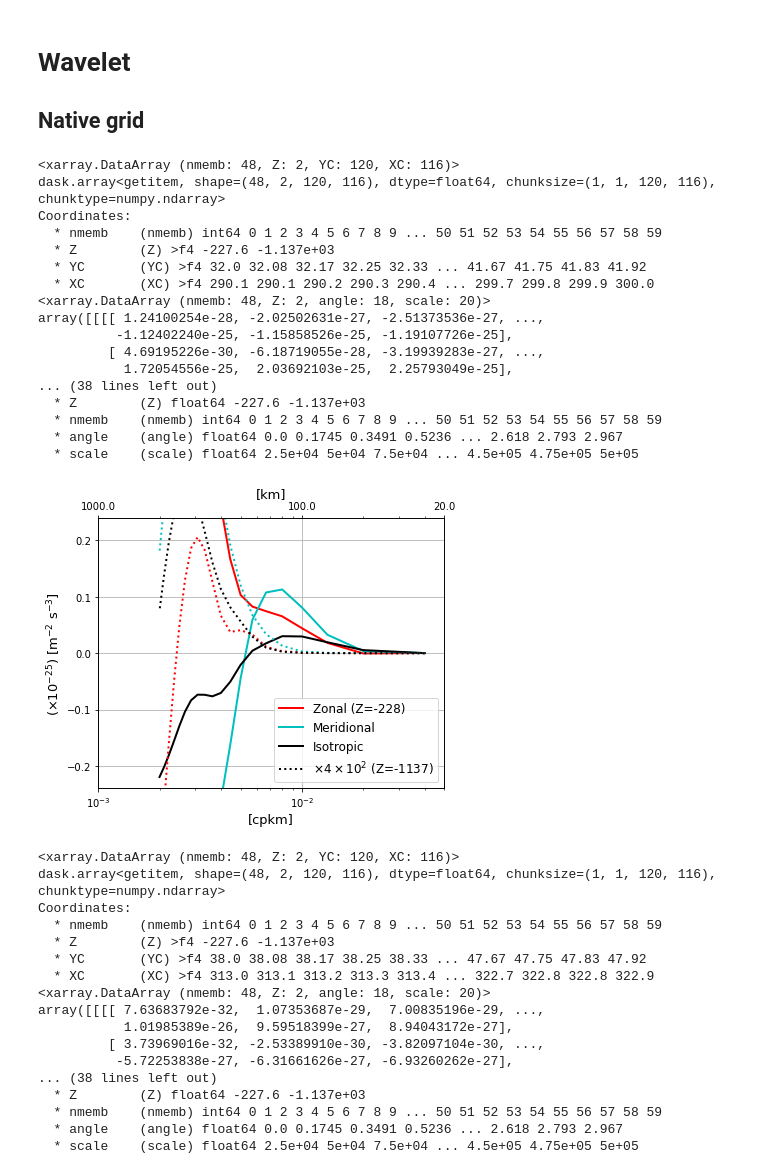
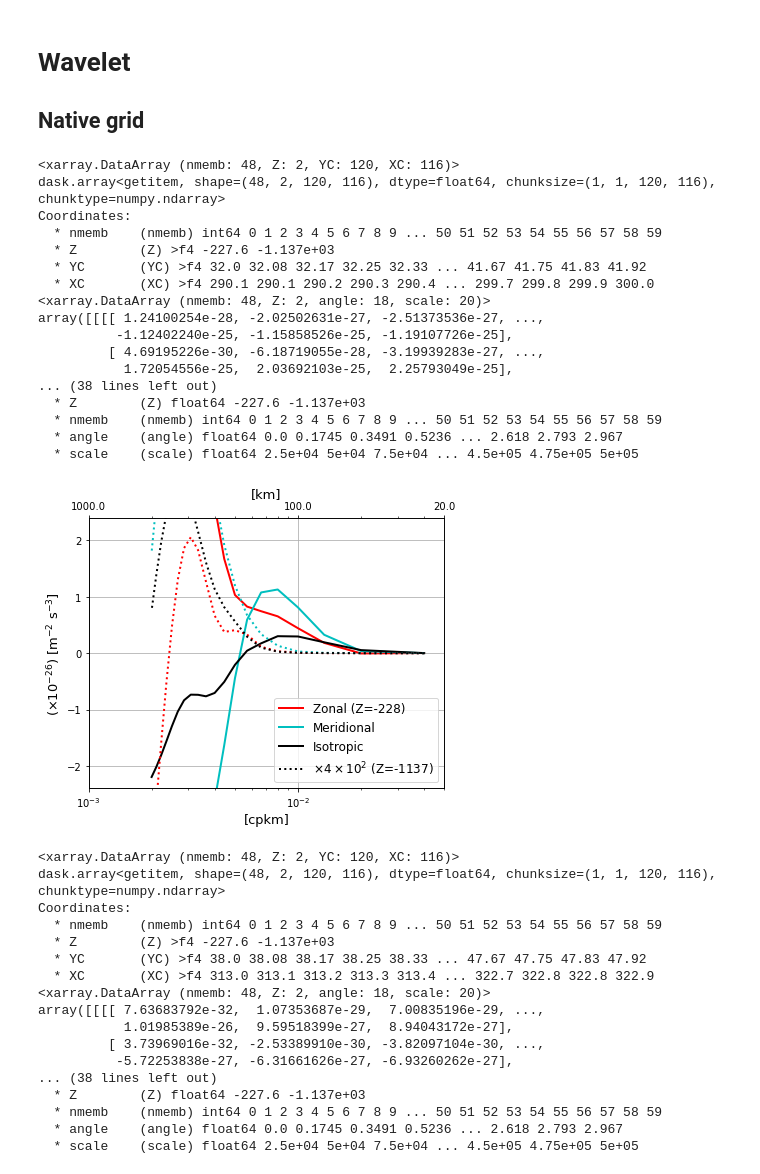
Before and after one commit to roxyboy/NA-wavelet-notes, a Jupyter notebook: Enstrophy-spectralflux.ipynb, the cells around one changed output. Saved outputs shown, nothing was run; the diff lists cells and outputs as text; code cells hidden in the pictures.

```diff
--- a/Enstrophy-spectralflux.ipynb
+++ b/Enstrophy-spectralflux.ipynb
@@ -237,24 +237,18 @@ for reg in range(len(xs)):
             fig.set_tight_layout(True)
 #             ax2 = ax.twinx()
             ax3 = ax.twiny()
-            ax.plot((eta.scale)**-1*1e3, eta.isel(angle=0,Z=0).mean(['nmemb'])*1e25,
+            ax.plot((eta.scale)**-1*1e3, eta.isel(angle=0,Z=0).mean(['nmemb'])*1e26,
                     'r', lw=2, label=r"Zonal (Z=-228)")
-            ax.plot((eta.scale)**-1*1e3, eta.isel(angle=ntheta//2//2-1,Z=0).mean(['nmemb'])*1e25,
+            ax.plot((eta.scale)**-1*1e3, eta.isel(angle=ntheta//2//2-1,Z=0).mean(['nmemb'])*1e26,
                     'c', lw=2, label=r"Meridional")
-            ax.plot((eta.scale)**-1*1e3, eta.isel(Z=0).mean(['nmemb','angle'])*1e25,
+            ax.plot((eta.scale)**-1*1e3, eta.isel(Z=0).mean(['nmemb','angle'])*1e26,
                     'k', lw=2, label=r"Isotropic")
-            ax.plot((eta.scale)**-1*1e3, eta.isel(angle=0,Z=1).mean(['nmemb'])*4e27,
+            ax.plot((eta.scale)**-1*1e3, eta.isel(angle=0,Z=1).mean(['nmemb'])*4e28,
                      'r:', lw=2)
-            ax.plot((eta.scale)**-1*1e3, eta.isel(angle=ntheta//2//2-1,Z=1).mean(['nmemb'])*4e27,
+            ax.plot((eta.scale)**-1*1e3, eta.isel(angle=ntheta//2//2-1,Z=1).mean(['nmemb'])*4e28,
                      'c:', lw=2)
-            ax.plot((eta.scale)**-1*1e3, eta.isel(Z=1).mean(['nmemb','angle'])*4e27,
+            ax.plot((eta.scale)**-1*1e3, eta.isel(Z=1).mean(['nmemb','angle'])*4e28,
                      'k:', lw=2, label=r"$\times 4\times10^{2}$ (Z=-1137)")
-#             ax.plot((iso_csUAq.scale)**-1*1e3, ((iso_psPV.scale/xo)**-1)**-1*1e-19,
-#                      ls='--', c='grey', alpha=.8, label=r"$k^{-1}$")
-#             ax.plot((iso_psPV.scale)**-1*1e3, ((iso_psPV.scale/xo)**-2)**-2*6e-22,
-#                      ls='-.', c='grey', alpha=.8, label=r"$k^{-2}$")
-#             ax2.plot((iso_csUAq.scale)**-1*1e3, xr.ones_like(iso_psPV.scale)*1e-19,
-#                      ls='--', c='grey', alpha=0)
             ax.set_xscale('log')
 #             ax.set_yscale('log')
             ax3.set_xscale('log')
@@ -263,41 +257,41 @@ for reg in range(len(xs)):
             ax3.set_xlim([1e-3,5e-2])
             ax3.set_xticks([1e-3,1e-2,5e-2])
             ax3.set_xticklabels([1e3,1e2,2e1])
-            Meta = np.fmax(np.fmax(np.abs(eta.isel(Z=0).mean(['nmemb','angle'])).max(skipna=True).values*1e25,
-                                   np.abs(eta.isel(Z=0,angle=0).mean(['nmemb'])).max(skipna=True).values*1e25),
-                           np.abs(eta.isel(angle=ntheta//2//2-1,Z=0).mean(['nmemb'])).max(skipna=True).values*1e25
+            Meta = np.fmax(np.fmax(np.abs(eta.isel(Z=0).mean(['nmemb','angle'])).max(skipna=True).values*1e26,
+                                   np.abs(eta.isel(Z=0,angle=0).mean(['nmemb'])).max(skipna=True).values*1e26),
+                           np.abs(eta.isel(angle=ntheta//2//2-1,Z=0).mean(['nmemb'])).max(skipna=True).values*1e26
                           )
             ax.set_ylim([-.5*Meta, .5*Meta])
             ax.set_xlabel(r"[cpkm]", fontsize=13)
             ax3.set_xlabel(r"[km]", fontsize=13)
-            ax.set_ylabel(r"($\times 10^{-25}$) [m$^{-2}$ s$^{-3}$]", fontsize=13)
+            ax.set_ylabel(r"($\times 10^{-26}$) [m$^{-2}$ s$^{-3}$]", fontsize=13)
 #             ax2.set_ylabel(r"(Z=-1137) [m$^{-2}$ s$^{-3}$]", fontsize=13)
             ax.grid(True)
 #             align_yaxis(ax, 0, ax2, 0)
             if reg == 0:
                 ax.legend(loc='lower right', fontsize=12)
 #                 ax2.legend(loc='upper right', fontsize=12)
             plt.savefig(op.join('/tank/topog/tuchida/Wavelet-spectrum/Figs/Ens-specflux_Region%02d.pdf' % reg))
             plt.show()
 # %% [output]
 <xarray.DataArray (nmemb: 48, Z: 2, YC: 120, XC: 116)>
 dask.array<getitem, shape=(48, 2, 120, 116), dtype=float64, chunksize=(1, 1, 120, 116), chunktype=numpy.ndarray>
 Coordinates:
   * nmemb    (nmemb) int64 0 1 2 3 4 5 6 7 8 9 ... 50 51 52 53 54 55 56 57 58 59
   * Z        (Z) >f4 -227.6 -1.137e+03
   * YC       (YC) >f4 32.0 32.08 32.17 32.25 32.33 ... 41.67 41.75 41.83 41.92
   * XC       (XC) >f4 290.1 290.1 290.2 290.3 290.4 ... 299.7 299.8 299.9 300.0
 <xarray.DataArray (nmemb: 48, Z: 2, angle: 18, scale: 20)>
 array([[[[ 1.24100254e-28, -2.02502631e-27, -2.51373536e-27, ...,
           -1.12402240e-25, -1.15858526e-25, -1.19107726e-25],
          [ 4.69195226e-30, -6.18719055e-28, -3.19939283e-27, ...,
            1.72054556e-25,  2.03692103e-25,  2.25793049e-25],
 ... (38 lines left out)
   * Z        (Z) float64 -227.6 -1.137e+03
   * nmemb    (nmemb) int64 0 1 2 3 4 5 6 7 8 9 ... 50 51 52 53 54 55 56 57 58 59
   * angle    (angle) float64 0.0 0.1745 0.3491 0.5236 ... 2.618 2.793 2.967
   * scale    (scale) float64 2.5e+04 5e+04 7.5e+04 ... 4.5e+05 4.75e+05 5e+05
-[figure, old version]
+[figure, new version]
 <xarray.DataArray (nmemb: 48, Z: 2, YC: 120, XC: 116)>
 dask.array<getitem, shape=(48, 2, 120, 116), dtype=float64, chunksize=(1, 1, 120, 116), chunktype=numpy.ndarray>
 Coordinates:
```
Also changed, not shown: parts of 6 cells of this notebook, 1 other file.
